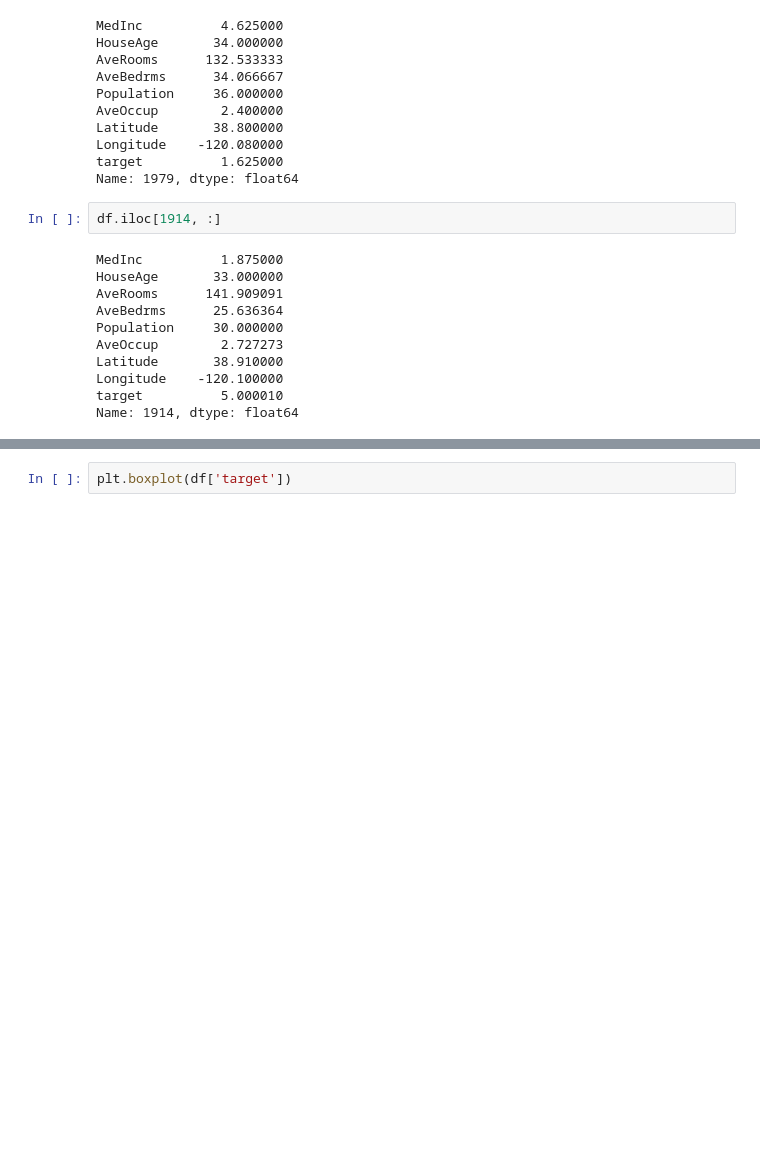
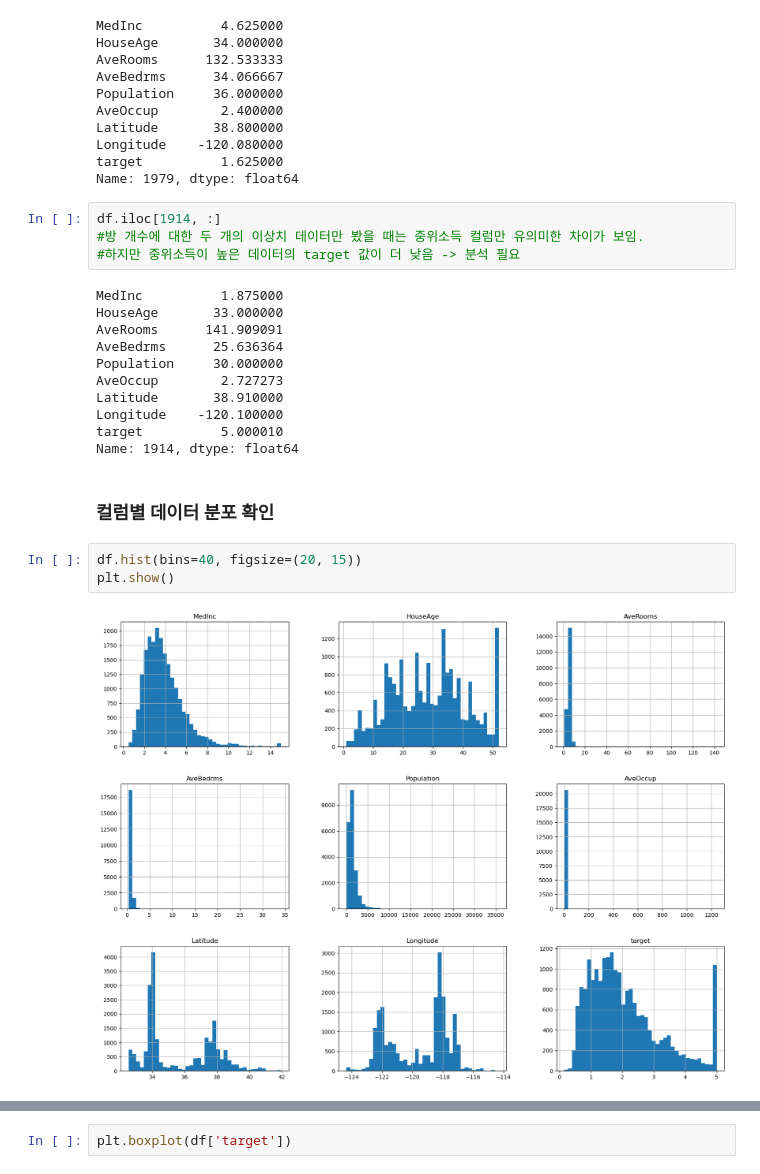
Before and after one commit to chaeeunJJ/dataJ, a Jupyter notebook: 필수1_정채은01_1008.ipynb, the cells around one changed output, grey strips where cells are left out. Drawn from its saved outputs; the diff is of its cells as text; blank space fills up the shorter version.

```diff
--- a/필수1_정채은01_1008.ipynb
+++ b/필수1_정채은01_1008.ipynb
@@ -96,6 +96,8 @@ target          1.625000
 Name: 1979, dtype: float64
 # %%
 df.iloc[1914, :]
+#방 개수에 대한 두 개의 이상치 데이터만 봤을 때는 중위소득 컬럼만 유의미한 차이가 보임.
+#하지만 중위소득이 높은 데이터의 target 값이 더 낮음 -> 분석 필요
 # %% [output]
 MedInc          1.875000
 HouseAge       33.000000
@@ -107,3 +109,10 @@ Latitude       38.910000
 Longitude    -120.100000
 target          5.000010
 Name: 1914, dtype: float64
+# %% [markdown]
+### 컬럼별 데이터 분포 확인
+# %%
+df.hist(bins=40, figsize=(20, 15))
+plt.show()
+# %% [output]
+[figure, added]
```
Also changed, not shown: parts of 31 cells of this notebook.
